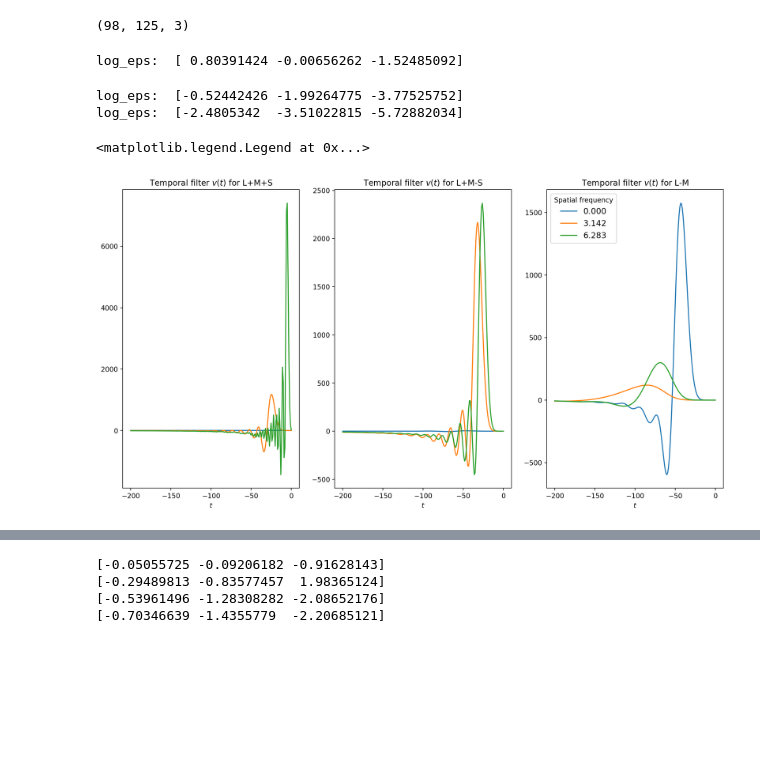
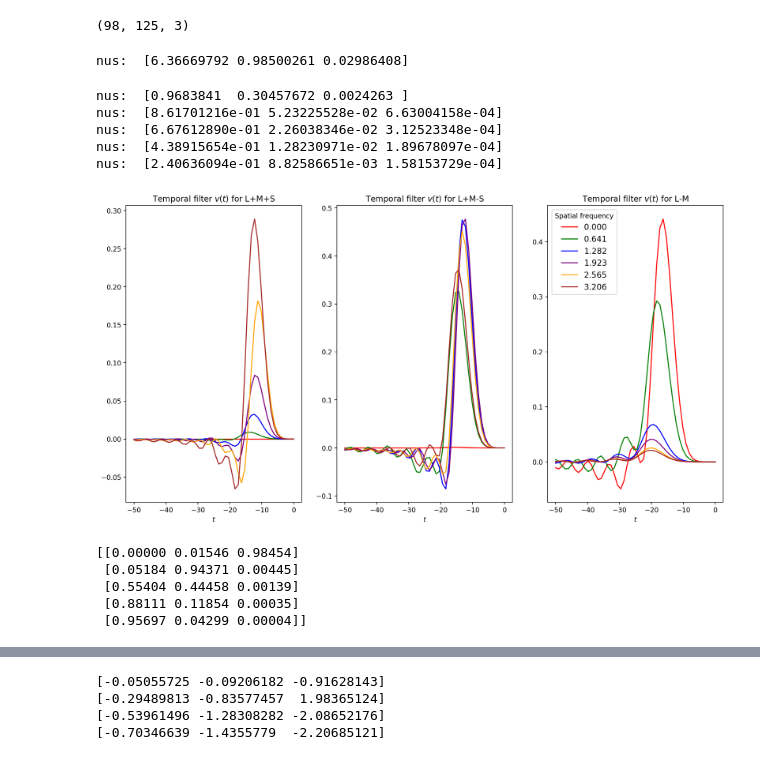
Before and after one commit to pearsonlab/efficientcodingcolor, a Jupyter notebook: Code/mosaic_density_color_empirical_Cx_v2.ipynb, the cells around one changed output, grey strips where cells are left out. Cells and saved outputs as stored; diff of their text form; code cells hidden in the pictures; blank space fills up the shorter version.

```diff
--- a/Code/mosaic_density_color_empirical_Cx_v2.ipynb
+++ b/Code/mosaic_density_color_empirical_Cx_v2.ipynb
@@ -125,11 +113,9 @@ def create_information_eps(fixed_freq, freqs, fixed_type, return_sum = True):
         for i in range(n_channels):
             eps_eigenchannel = 10**log_eps[i]
             if fixed_type == 'spatial':
-                #ktilde = 1/Cx[int(fixed_freq),:, i]
-                ktilde = 1/C_interpolate(int(fixed_freq), freqs, i)
+                ktilde = 1/C_interpolate(fixed_freq, freqs, i)
             elif fixed_type == 'temporal':
-                #ktilde = 1/Cx[:,int(fixed_freq), i]
-                ktilde = 1/C_interpolate(freqs, int(fixed_freq), i)
+                ktilde = 1/C_interpolate(freqs, fixed_freq, i)
             ktilde = pad_and_reflect(ktilde[:,0],ktilde.shape[0]*2 - 2)
             #numer = np.maximum(0, sigout**2 /(2 * (ktilde + 1e-32)) * (np.sqrt(1 + 4 * ktilde/(eps_eigenchannel * sigout**2)) - 1) - sigout**2) + sigout**2
             #denom = np.maximum(0, sigout**2 /(2 * (ktilde + 1)) * (np.sqrt(1 + 4 * ktilde/(eps_eigenchannel * sigout**2)) + 1) - sigout**2) + sigout**2
@@ -149,10 +135,10 @@ def create_information_eps(fixed_freq, freqs, fixed_type, return_sum = True):
 def filter_k(fixed_freq, indices, eps, fixed_type, channel, k_lims=None, return_ktilde = False):
     def v_opt(indices):
         if fixed_type == 'spatial':
-            inter = np.clip(C_interpolate(int(fixed_freq),indices, channel), 1e-32, np.inf).T
+            inter = np.clip(C_interpolate(fixed_freq,indices, channel), 1e-32, np.inf).T
             ktilde = 1/inter
         elif fixed_type == 'temporal':
-            inter = np.clip(C_interpolate(indices, int(fixed_freq), channel), 1e-32, np.inf)
+            inter = np.clip(C_interpolate(indices, fixed_freq, channel), 1e-32, np.inf)
             ktilde = 1/inter
         ktilde = pad_and_reflect(ktilde[:,0],ktilde.shape[0]*2 - 2)
         sqrt_piece = np.sqrt(1 + (4/eps) * ktilde)
@@ -203,9 +189,9 @@ def filter_power(eps, fixed_freq, indices, klims, channel, fixed_type):
     vfun = filter_k(fixed_freq, indices, eps, fixed_type, channel, klims)
     v2 = vfun(indices)
     if fixed_type == 'spatial':
-        ktilde = 1/C_interpolate(int(fixed_freq), indices, channel)
+        ktilde = 1/C_interpolate(fixed_freq, indices, channel)
     elif fixed_type == 'temporal':
-        ktilde = 1/C_interpolate(indices, int(fixed_freq), channel)
+        ktilde = 1/C_interpolate(indices, fixed_freq, channel)
     #Great point: Pad and reflect should not be on ktilde but on Cx
     #Other point: indices should not be integers, but grid should be as fine as possible. Should just be a range.
     ktilde = pad_and_reflect(ktilde[:,0],ktilde.shape[0]*2 - 2)
@@ -387,66 +371,74 @@ dz = 1#Cx.shape[0]/N
 
 w_min = 0
 w_max = 50
-k_indices = np.array([0,50,100])*2*np.pi/100
+k_indices = np.array([0,10,20,30,40,50])*2*np.pi/98
 w_indices = np.linspace(0, 2*np.pi, 10000)
 
-#freqs_k = (scipy.fft.fftfreq(N, d=dz) * np.pi)[0:N//2+1
+# make a double exponential smoothing filter
+fz = np.arange(-30,30, 0.01)
+ff = np.exp(-0.1 * np.abs(fz))
+#fz = np.arange(-0.2,0.2,0.01)
+#ff = np.exp(-10*np.abs(fz))
 
-#freqs_k = Cx.shape[0]*freqs_k[0:int(N/2)]/np.max(freqs_k[0:int(N/2)])
-
-
-#freqs_k = scipy.fft.fftshift(scipy.fft.fftfreq(N, d=dz) * 2 * np.pi)
-L = (len(k_indices)//2) * dz
-zz = np.linspace(-L/2, L/2, N)
-
-# make a double exponential smoothing filter
-fz = np.arange(-10,10, 0.01)
-ff = np.exp(-1 * np.abs(fz))
 ff /= np.sum(ff)
 vv_all = []
 vf_all = []
 vvf_all = []
 vspace_all = []
 vt_all = []
-
+powers = []
 
 colors = ['red', 'green', 'blue', 'purple', 'orange', 'brown', 'yellow', 'pink', 'darkred', 'olive']
 c = 0
 lines = []
 channel_labels = ['L+M+S', 'L+M-S', 'L-M']
 
 for fixed_k in k_indices:
     log_eps = optimal_logeps(fixed_k, w_indices, None, P, 'spatial')
-
-    print("log_eps: ", log_eps)
+    print("nus: ", 10**log_eps)
     vts = []
+    powers_omega = []
     for i in range(n_channels):
         vv = filter_k(fixed_k, w_indices, 10**log_eps[i], 'spatial', i)(w_indices)
+        power = filter_power(10**log_eps[i], fixed_k, w_indices, None, i, 'spatial')
         #Prevents artifacts when output filter is 0 for all freqs.
         vf = np.convolve(vv[vv.shape[0]//2:], ff, mode='same')
 
         log_v = extrap_and_reflect(vf, vv.shape[0], return_log=True)
         log_v_a = np.conj(ssig.hilbert(log_v))
         vt = np.real(scipy.fft.fftshift(scipy.fft.fft(scipy.fft.ifftshift(np.exp(log_v_a)))))
-        vv_all.append(vv)
-        vt_all.append(vt)
-        vts.append(vt)
+        vv_all.append(vv); vt_all.append(vt); vts.append(vt); vf_all.append(vf); powers_omega.append(power)
     vts = np.array(vts)
-    #vts /= np.linalg.norm(vts)
+    powers.append(powers_omega)
+    vts /= np.linalg.norm(vts)
     t_length = int((vts.shape[1]-1)/2)
-    plot_range = 200
+    plot_range = 50
     for i in range(n_channels):
-        line, = ax[i].plot(np.linspace(-plot_range,0, plot_range),vts[i,t_length-plot_range:t_length], label = str(('{:.3f}').format(fixed_k)))
-        if i == 0:
-            lines.append(line)
+        line, = ax[i].plot(np.linspace(-plot_range,0, plot_range),vts[i,t_length-plot_range:t_length], label = str(('{:.3f}').format(fixed_k)), color = colors[c])
+
         #ax[i].set_xlim(-0.35, 0.05)
         ax[i].set_xlabel(r"$t$")
         #ax[i].set_yticks([])
         ax[i].set_title(r"Temporal filter $v(t)$ for " + channel_labels[i]);
+    lines.append(line)
+    c += 1
 ax[i].legend(handles=lines, title = "Spatial frequency", fontsize = 12)
+powers = np.array(powers)
 # %% [output]
-log_eps:  [ 0.80391424 -0.00656262 -1.52485092]
+nus:  [6.36669792 0.98500261 0.02986408]
-log_eps:  [-0.52442426 -1.99264775 -3.77525752]
-log_eps:  [-2.4805342  -3.51022815 -5.72882034]
+nus:  [0.9683841  0.30457672 0.0024263 ]
+nus:  [8.61701216e-01 5.23225528e-02 6.63004158e-04]
+nus:  [6.67612890e-01 2.26038346e-02 3.12523348e-04]
+nus:  [4.38915654e-01 1.28230971e-02 1.89678097e-04]
+nus:  [2.40636094e-01 8.82586651e-03 1.58153729e-04]
-<matplotlib.legend.Legend at 0x...>
-[figure, old version]
+[figure, new version]
+# %%
+float_formatter = "{:.5f}".format
+np.set_printoptions(formatter={'float_kind':float_formatter})
+print(powers)
+# %% [output]
+[[0.00000 0.01546 0.98454]
+ [0.05184 0.94371 0.00445]
+ [0.55404 0.44458 0.00139]
+ [0.88111 0.11854 0.00035]
+ [0.95697 0.04299 0.00004]]
```
Also changed, not shown: parts of 11 cells of this notebook, 1 other file.
